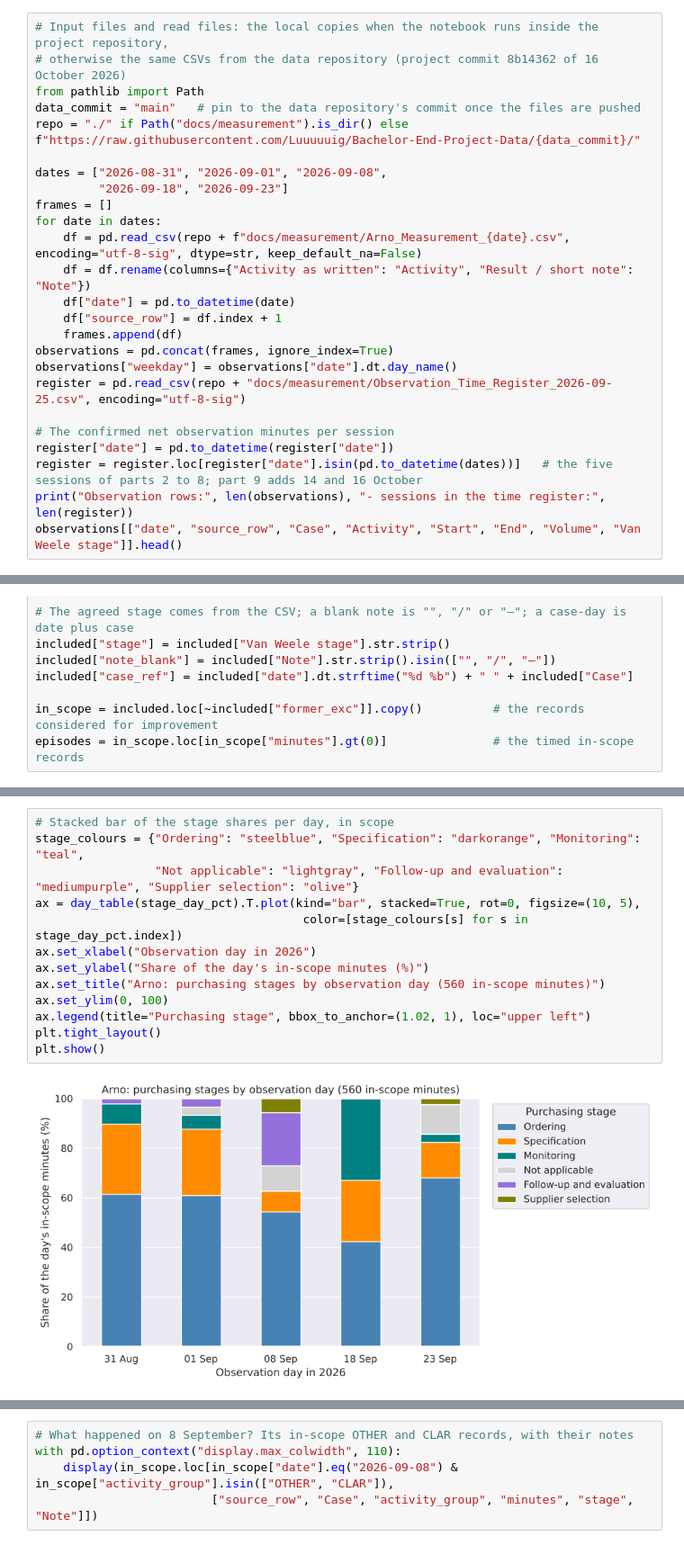
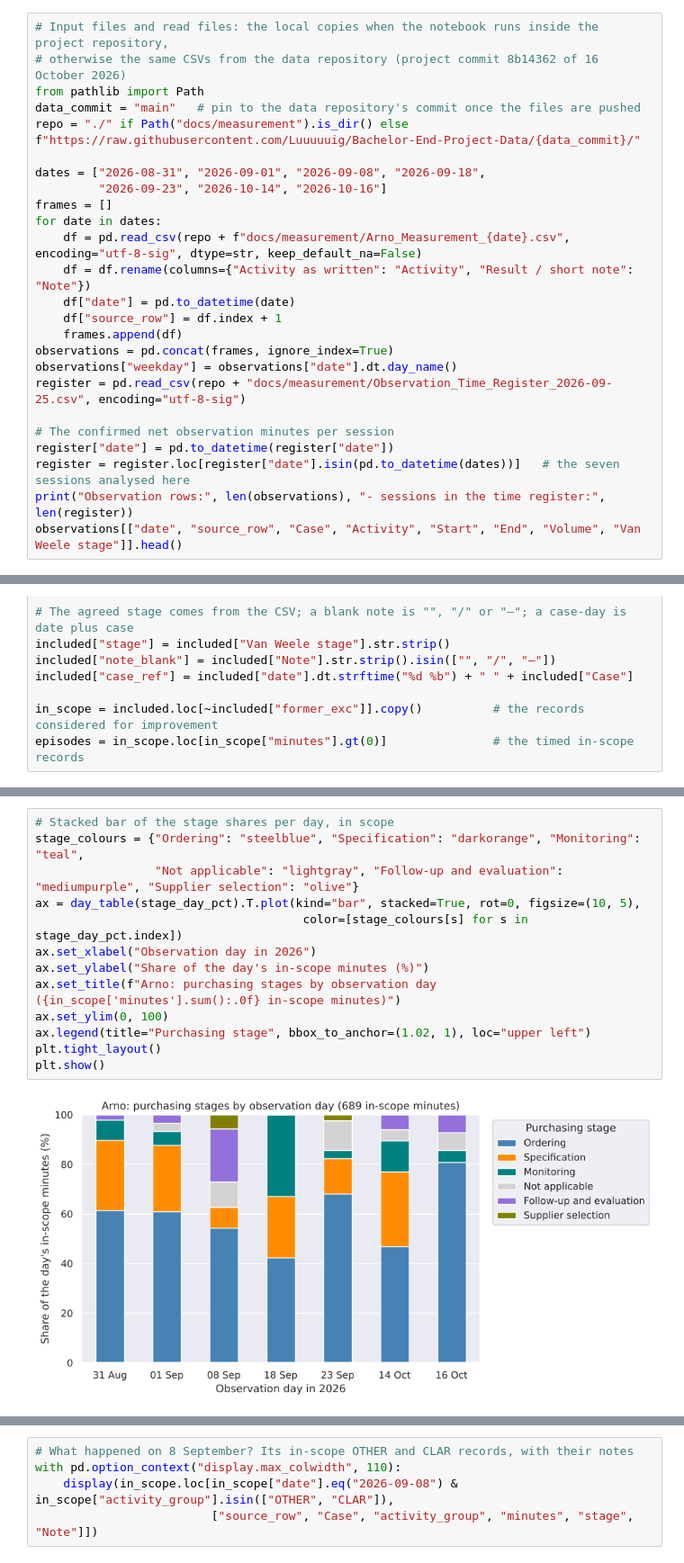
Before and after one commit to Luuuuuig/Bachelor-End-Project, a Jupyter notebook: Arno_Analysis_2026_10_02.ipynb, the cells around one changed output, grey strips where cells are left out. Shown at 90% size. Saved outputs shown, nothing was run; the diff lists cells and outputs as text.

```diff
--- a/Arno_Analysis_2026_10_02.ipynb
+++ b/Arno_Analysis_2026_10_02.ipynb
@@ -88,8 +88,8 @@ from pathlib import Path
 data_commit = "main"   # pin to the data repository's commit once the files are pushed
 repo = "./" if Path("docs/measurement").is_dir() else f"https://raw.githubusercontent.com/Luuuuuig/Bachelor-End-Project-Data/{data_commit}/"
 
-dates = ["2026-08-31", "2026-09-01", "2026-09-08",
-         "2026-09-18", "2026-09-23"]
+dates = ["2026-08-31", "2026-09-01", "2026-09-08", "2026-09-18",
+         "2026-09-23", "2026-10-14", "2026-10-16"]
 frames = []
 for date in dates:
     df = pd.read_csv(repo + f"docs/measurement/Arno_Measurement_{date}.csv", encoding="utf-8-sig", dtype=str, keep_default_na=False)
@@ -103,7 +103,7 @@ register = pd.read_csv(repo + "docs/measurement/Observation_Time_Register_2026-0
 
 # The confirmed net observation minutes per session
 register["date"] = pd.to_datetime(register["date"])
-register = register.loc[register["date"].isin(pd.to_datetime(dates))]   # the five sessions of parts 2 to 8; part 9 adds 14 and 16 October
+register = register.loc[register["date"].isin(pd.to_datetime(dates))]   # the seven sessions analysed here
 print("Observation rows:", len(observations), "- sessions in the time register:", len(register))
 observations[["date", "source_row", "Case", "Activity", "Start", "End", "Volume", "Van Weele stage"]].head()
 # %% [output]
@@ -295,16 +299,16 @@ Share of each day's in-scope minutes (%)
 # %%
 # Stacked bar of the stage shares per day, in scope
 stage_colours = {"Ordering": "steelblue", "Specification": "darkorange", "Monitoring": "teal",
                  "Not applicable": "lightgray", "Follow-up and evaluation": "mediumpurple", "Supplier selection": "olive"}
 ax = day_table(stage_day_pct).T.plot(kind="bar", stacked=True, rot=0, figsize=(10, 5),
                                       color=[stage_colours[s] for s in stage_day_pct.index])
 ax.set_xlabel("Observation day in 2026")
 ax.set_ylabel("Share of the day's in-scope minutes (%)")
-ax.set_title("Arno: purchasing stages by observation day (560 in-scope minutes)")
+ax.set_title(f"Arno: purchasing stages by observation day ({in_scope['minutes'].sum():.0f} in-scope minutes)")
 ax.set_ylim(0, 100)
 ax.legend(title="Purchasing stage", bbox_to_anchor=(1.02, 1), loc="upper left")
 plt.tight_layout()
 plt.show()
 # %% [output]
-[figure, old version]
+[figure, new version]
 # %% [markdown]
```
Also changed, not shown: parts of 77 cells of this notebook, 9 other files.
